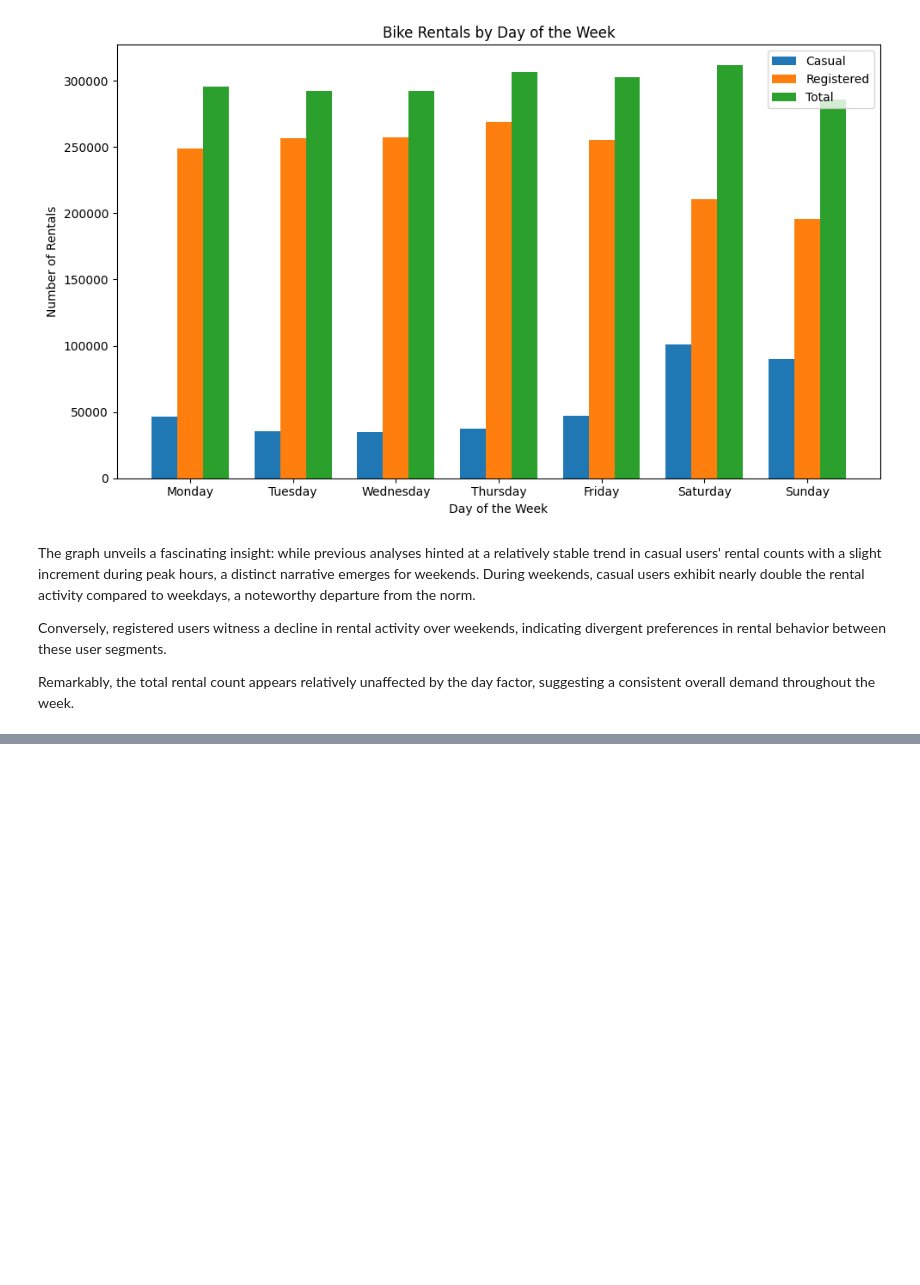
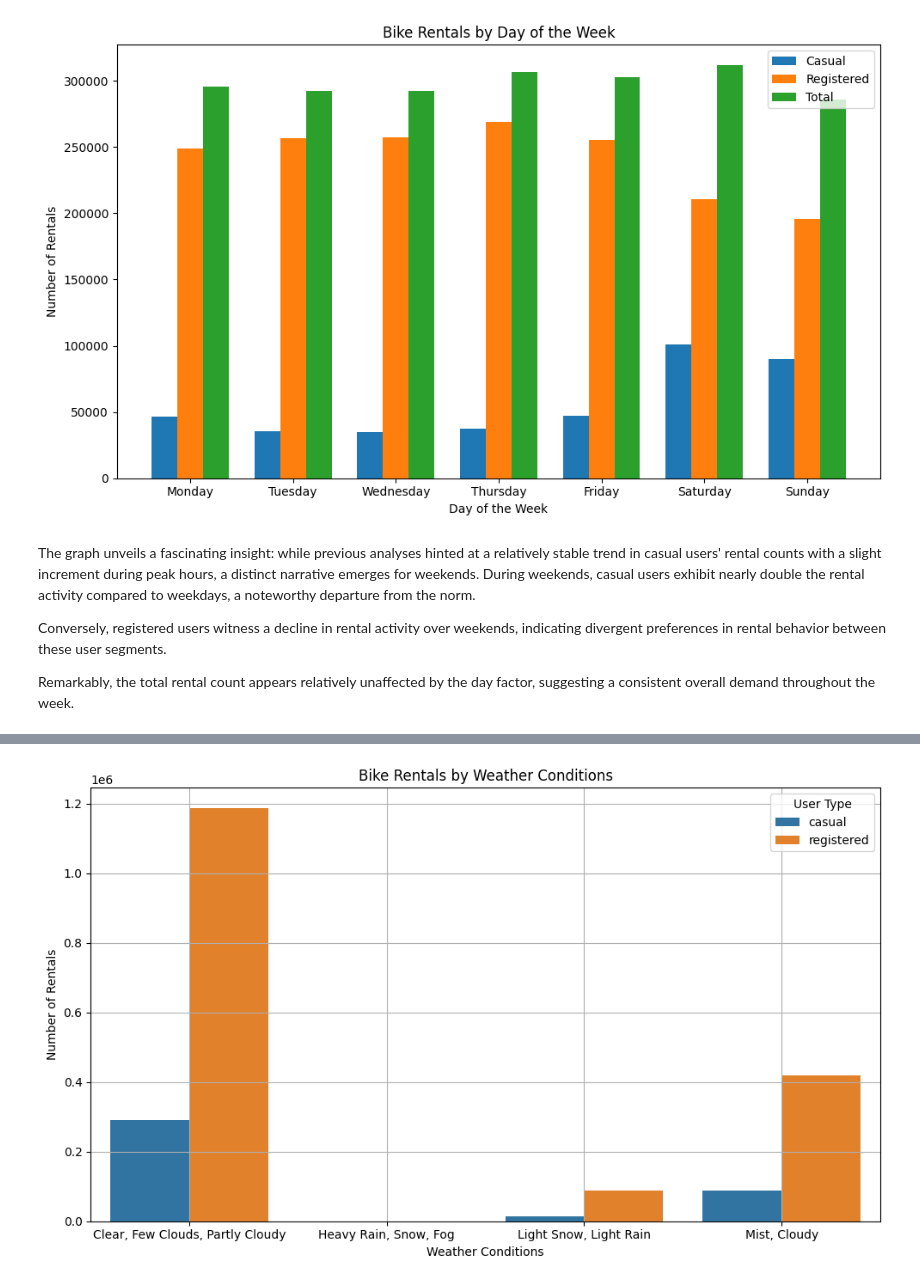
Before and after one commit to Mehul6112/Data-Science_curve, a Jupyter notebook: Bike Rental Dataset.ipynb, the cells around one changed output, grey strips where cells are left out. Saved outputs shown, nothing was run; the diff lists cells and outputs as text; code cells hidden in the pictures; blank space fills up the shorter version.

```diff
--- a/Bike Rental Dataset.ipynb
+++ b/Bike Rental Dataset.ipynb
@@ -261,0 +278,6 @@ Remarkably, the total rental count appears relatively unaffected by the day fact
+# %%
+# Plotting a graph to understand how rental activities are affected by the weather which are separated by casual & registered accounts.
+weather_counts = weather_grouped_df[['casual', 'registered']].sum()
+# using melt function to convert our dataframe into a long format so that we group things better and visualise easier
+weather_counts = weather_counts.melt(id_vars = "weather", var_name = "User type", value_name = "Total Rental")
+weather_counts
@@ -261,0 +294,18 @@ Remarkably, the total rental count appears relatively unaffected by the day fact
+# %%
+# Set the figure size
+plt.figure(figsize=(10, 6))
+
+sns.barplot(x='weather', y='Total Rental', data= weather_counts, hue='User type')
+
+# Set labels and title
+plt.xlabel('Weather Conditions')
+plt.ylabel('Number of Rentals')
+plt.title('Bike Rentals by Weather Conditions')
+plt.legend(title='User Type')
+
+# Show the plot
+plt.tight_layout()
+plt.grid(True)
+plt.show()
+# %% [output]
+[figure, added]
```
Also changed, not shown: parts of 8 cells of this notebook.
